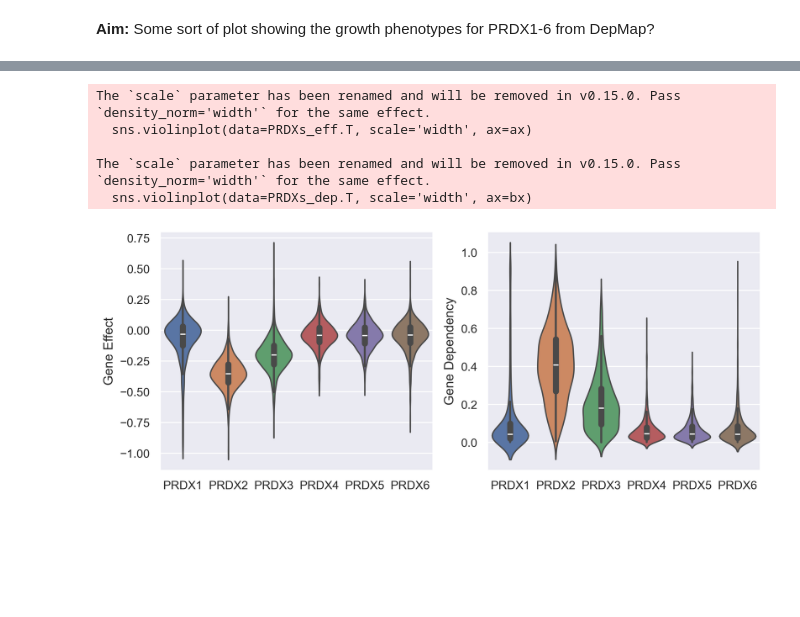
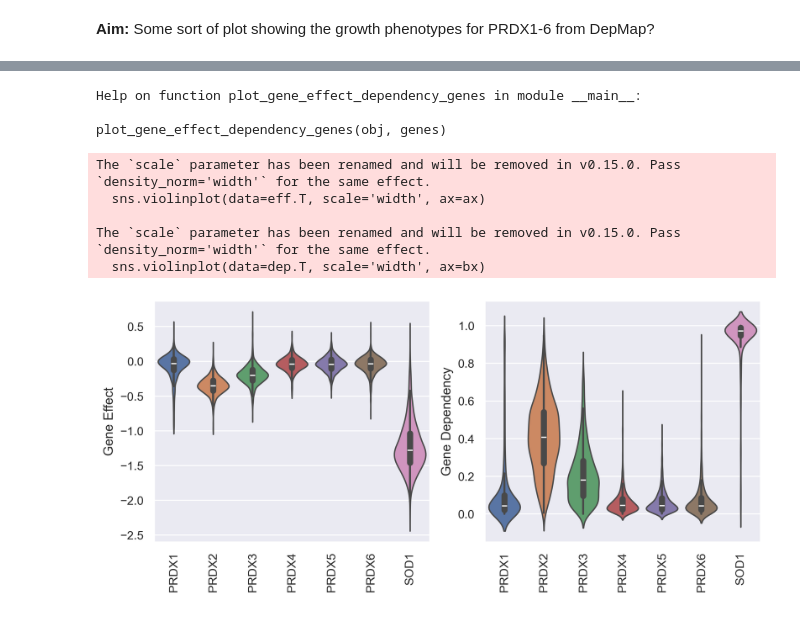
Before and after one commit to abearab/DDRi-screens, a Jupyter notebook: notebooks/PRDX1-6-CanDI-analysis.ipynb, the cells around one changed output, grey strips where cells are left out. Saved outputs shown, nothing was run; the diff lists cells and outputs as text; code cells hidden in the pictures; blank space fills up the shorter version.

Commit message:
add an essential gene as control

```diff
--- a/notebooks/PRDX1-6-CanDI-analysis.ipynb
+++ b/notebooks/PRDX1-6-CanDI-analysis.ipynb
@@ -40,19 +38,21 @@ import seaborn as sns
 # set_matplotlib_formats('svg')
 sns.set(rc={"figure.dpi":300, 'savefig.dpi':300})
 # %%
-def plot_gene_effect_dependency_PRDXs(obj):
-    PRDXs_dep = obj.dependency_of(['PRDX'+str(n) for n in range(1, 7)])
-    PRDXs_eff = obj.effect_of(['PRDX'+str(n) for n in range(1, 7)])
+def plot_gene_effect_dependency_genes(obj, genes):
+    dep = obj.dependency_of(genes)
+    eff = obj.effect_of(genes)
 
     # violion plot
     fig, (ax, bx) = plt.subplots(1, 2, figsize=(10, 4))
 
-    sns.violinplot(data=PRDXs_eff.T, scale='width', ax=ax)
+    sns.violinplot(data=eff.T, scale='width', ax=ax)
     ax.set_ylabel('Gene Effect')
     ax.set_xlabel('')
+    ax.tick_params(axis='x', labelrotation=90)
 
-    sns.violinplot(data=PRDXs_dep.T, scale='width', ax=bx)
+    sns.violinplot(data=dep.T, scale='width', ax=bx)
     bx.set_ylabel('Gene Dependency')
     bx.set_xlabel('')
+    bx.tick_params(axis='x', labelrotation=90)
 
     plt.show()
@@ -64,15 +66,21 @@ mut_p53_df = can.data.mutations.query('gene == "TP53"').drop(columns=[
 ])
 # %%
 p53_mut = can.CellLineCluster(list(mut_p53_df.DepMap_ID.unique()))
-# %%
-plot_gene_effect_dependency_PRDXs(pan_cancer)
-# %% [output]
-The `scale` parameter has been renamed and will be removed in v0.15.0. Pass `density_norm='width'` for the same effect.
-  sns.violinplot(data=PRDXs_eff.T, scale='width', ax=ax)
-
-The `scale` parameter has been renamed and will be removed in v0.15.0. Pass `density_norm='width'` for the same effect.
-  sns.violinplot(data=PRDXs_dep.T, scale='width', ax=bx)
-[figure, removed]
+# %%
+help(plot_gene_effect_dependency_genes)
+# %% [output]
+Help on function plot_gene_effect_dependency_genes in module __main__:
+
+plot_gene_effect_dependency_genes(obj, genes)
+# %%
+plot_gene_effect_dependency_genes(pan_cancer,['PRDX'+str(n) for n in range(1, 7)] + ['SOD1'])
+# %% [output]
+The `scale` parameter has been renamed and will be removed in v0.15.0. Pass `density_norm='width'` for the same effect.
+  sns.violinplot(data=eff.T, scale='width', ax=ax)
+
+The `scale` parameter has been renamed and will be removed in v0.15.0. Pass `density_norm='width'` for the same effect.
+  sns.violinplot(data=dep.T, scale='width', ax=bx)
+[figure, added]
 # %%
 # plot_gene_effect_dependency_PRDXs(p53_mut)
 # plot_gene_effect_dependency_PRDXs(can.CellLineCluster(pan_cancer.mutated('PTEN')))
```
Also changed, not shown: parts of 3 cells of this notebook.
